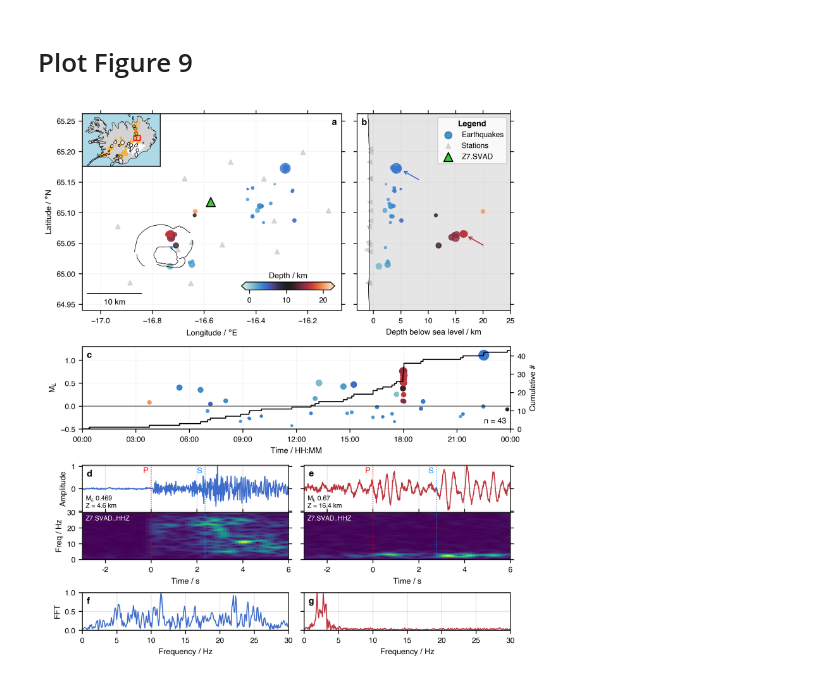
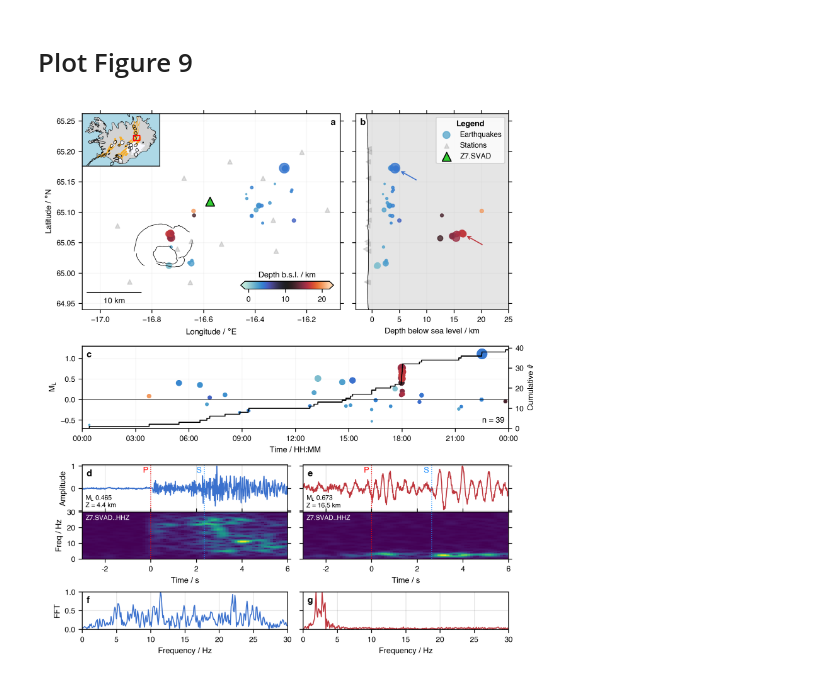
Before and after one commit to QuakeMigrate/manuscript, a Jupyter notebook: figures/Askja_VT-DLP_example/figure_9.ipynb, the cells around one changed output. Drawn from its saved outputs; the diff is of its cells as text; code cells hidden in the pictures.

```diff
--- a/figures/Askja_VT-DLP_example/figure_9.ipynb
+++ b/figures/Askja_VT-DLP_example/figure_9.ipynb
@@ -28,10 +28,7 @@ plt.rcParams.update({"font.family": "Helvetica"})
 # Read in events
 events_df = pd.DataFrame()
 for f in sorted(glob("./generate_results/outputs/runs/24h_run/locate/events/*event")):
-    try:
-        events_df = events_df.append(pd.read_csv(f))
-    except EmptyDataError:
-        pass
+    events_df = pd.concat([events_df, pd.read_csv(f)])
     events_df = events_df.reset_index(drop=True)
 events_df
 
@@ -105,7 +102,7 @@ def get_scalebar_deg(dist, xmin, xmax, ymin, ymax):
 # %%
 # Cross-section topography
 topo_bedrock_ns = pd.read_csv("./XY_FILES/topo_section_lat_vadalda.xygt",
-                              sep="\s+", comment="#",
+                              sep=r"\s+", comment="#",
                               names=["X", "Y", "d", "Z"])
 
 # Askja calderas
@@ -253,15 +250,15 @@ cax = inset_axes(ax_map, width="90%", height="10%",
                  bbox_to_anchor=(0.6, 0.085, 0.4, 0.4),
                  bbox_transform=ax_map.transAxes, loc="lower left")
 fig.colorbar(cmap_sm, cax=cax, orientation="horizontal", extend='both')
-cax.set_xlabel("Depth / km")
+cax.set_xlabel("Depth b.s.l. / km")
 cax.xaxis.set_label_position("top")
 
 
 # Set axes limits & labels
 ax_map.set_xlim(xmin, xmax)
 ax_map.set_ylim(ymin, ymax)
-ax_map.set_ylabel("Latitude / $\degree$N")
-ax_map.set_xlabel("Longitude / $\degree$E")
+ax_map.set_ylabel("Latitude / $\\degree$N")
+ax_map.set_xlabel("Longitude / $\\degree$E")
 ax_map.tick_params(which="both", bottom=True, top=True, right=True,
                    labelbottom=True)
 
@@ -357,13 +354,13 @@ leg.set_title("Legend", prop={"weight": "bold"})
 
 ## Plot Timeline
 ax_time.scatter(df.DT, df.ML, c=df[c], cmap=cmap, vmin=vmin, vmax=vmax,
-                alpha=alpha*1.5, s=((df.ML+2)**5)/3, zorder=2)
+                alpha=np.min([alpha*1.5, 1]), s=((df.ML+2)**5)/3, zorder=2)
 # Grid
 ax_time.grid("k", alpha=0.1)
 
 # Set axes labels and limits
 ax_time.set_ylabel("M$_L$")
-ax_time.set_ylim(-0.5, 1.3)
+ax_time.set_ylim(-0.7, 1.3)
 ax_time.set_xlabel("Time / HH:MM")
 ax_time.axhline(0, c="k", lw=1, alpha=0.5)
 ax_time.set_xlim(UTCDateTime("2011-299T00:00:00").datetime,
@@ -415,7 +412,7 @@ frqs = []
 
 labels = [["d", "f"], ["e", "g"]]
 
-for i, event_id in enumerate(["20111026151312040", "20111026180130100"]):
+for i, event_id in enumerate(["20111026151311980", "20111026180130180"]):
 
     pickfile = qm_out / "picks" / f"{event_id}.picks"
     eventfile = qm_out / "events" / f"{event_id}.event"
@@ -552,31 +549,31 @@ for i, event_id in enumerate(["20111026151312040", "20111026180130100"]):
     ax2.tick_params(right=True, top=True)
     ax2.set_xlabel('Time / s')
     ax2.set_xticks(np.arange(2*pre_time-2, 2*pre_time+post_time+1, 2))
     ax2.set_xticklabels(np.arange(-2, 7, 2))
     # Annotate with Trace ID
     ax2.add_artist(AnchoredText(tr_spec.id,
                                 loc="upper left",
                                 frameon=False, borderpad=0.1,
                                 prop={"color": "w", "size": 6.5}))
 
     # Plot FFT
     ax3.plot(frq, FFT / np.max(FFT),
              color=cmap_sm.to_rgba(event.Z.values[0]), lw=1)
 
     # Axes labels, limits
     ax3.set_xlabel('Frequency / Hz')
     if i == 0:
         ax3.set_ylabel('FFT')
     else:
         ax3.tick_params(labelleft=False)
     ax3.set_xlim(0, filt2)
     ax3.set_ylim(0, 1)
     ax3.grid(c="k", alpha=0.1)
     ax3.add_artist(AnchoredText(f"{labels[i][1]}",
                                 loc="upper left",
                                 prop={"size": 9, "weight": "bold"},
                                 frameon=False, borderpad=0.1))
 
 fig.tight_layout()
 # %% [output]
-[figure, old version]
+[figure, new version]
```
Also changed, not shown: parts of 1 cell of this notebook, 2 other files.
